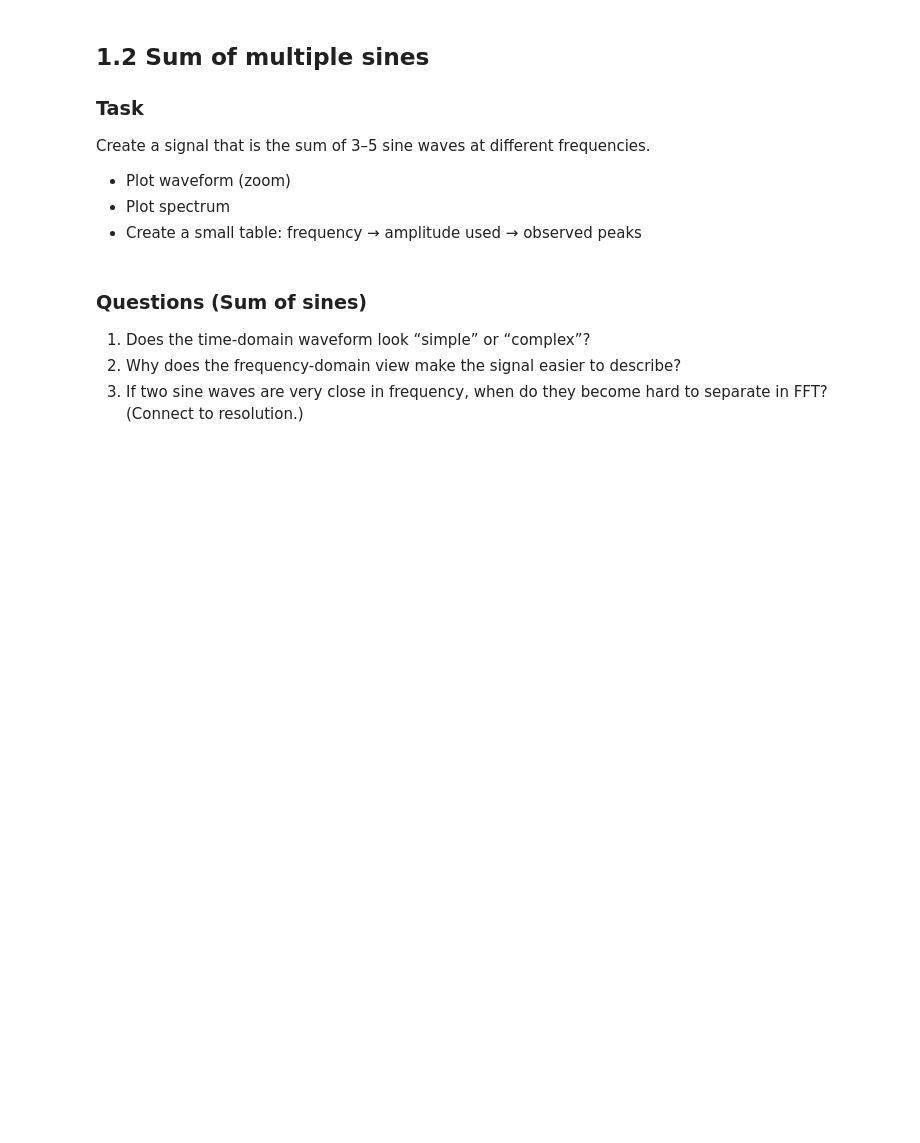
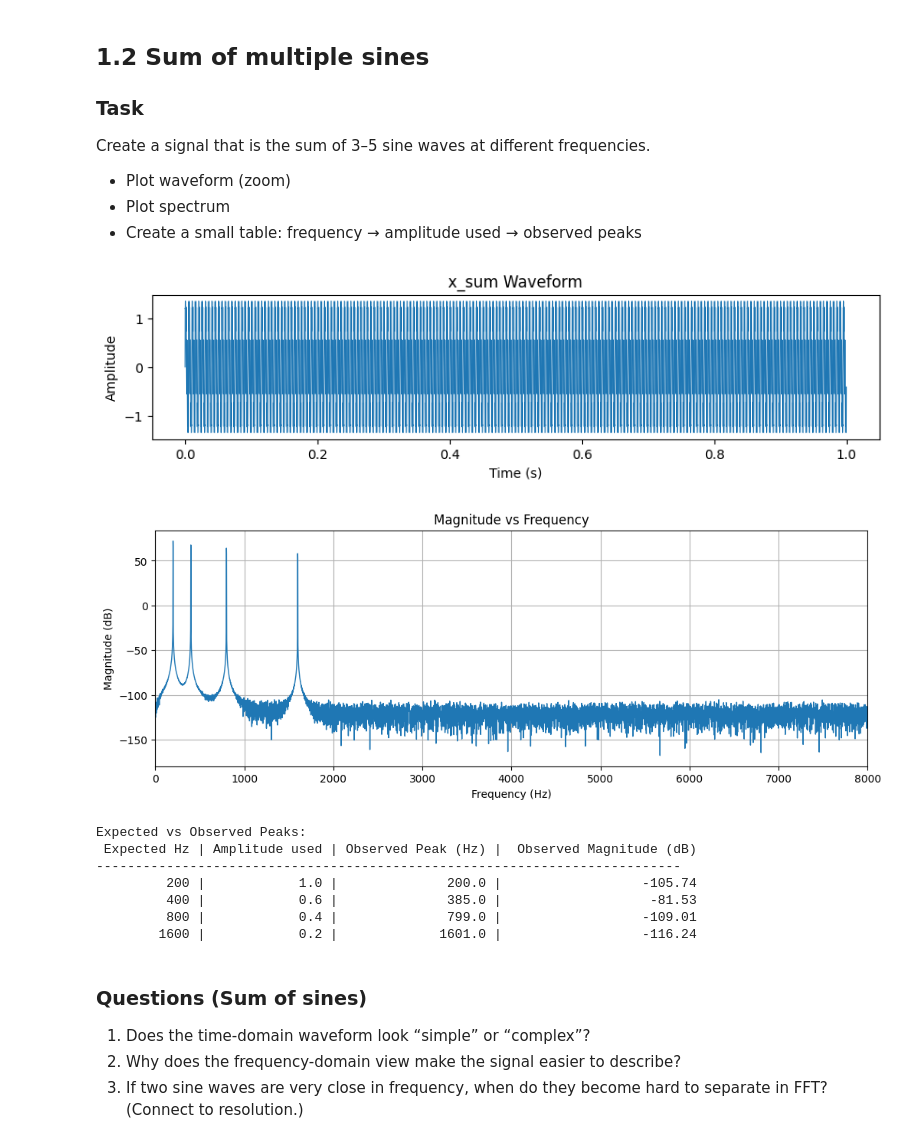
Before and after one commit to kkodachi/ee519-HW1, a Jupyter notebook: HW1_Notebook4_Fourier_DFT_SpeechSpectra.ipynb, the cells around one changed output. Cells and saved outputs as stored; diff of their text form; code cells hidden in the pictures; blank space fills up the shorter version.

```diff
--- a/HW1_Notebook4_Fourier_DFT_SpeechSpectra.ipynb
+++ b/HW1_Notebook4_Fourier_DFT_SpeechSpectra.ipynb
@@ -134,13 +205,39 @@ Create a signal that is the sum of 3–5 sine waves at different frequencies.
 - Create a small table: frequency → amplitude used → observed peaks
 # %%
 # TODO: Sum of sines
-# freqs = [200, 400, 800, 1600]  # example
-# amps  = [1.0, 0.6, 0.4, 0.2]   # example
-# x_sum = np.zeros_like(t)
-# for f0, a in zip(freqs, amps):
-#     x_sum += a*np.sin(2*np.pi*f0*t)
+freqs = [200, 400, 800, 1600]  # example
+amps  = [1.0, 0.6, 0.4, 0.2]   # example
+x_sum = np.zeros_like(t)
+for f0, a in zip(freqs, amps):
+    x_sum += a*np.sin(2*np.pi*f0*t)
 # %%
 # TODO: Plot waveform and spectrum; create your small summary table in markdown
+plot_waveform(x_sum,fs,"x_sum Waveform")
+f, m = magnitude_spectrum(x_sum,fs,"hann")
+plot_spectrum(f,m)
+from scipy.signal import find_peaks
+
+peaks, _ = find_peaks(mag)
+observed_freqs = f[peaks]
+observed_mags = mag[peaks]
+
+print("Expected vs Observed Peaks:")
+print(f"{'Expected Hz':>12} | {'Amplitude used':>14} | {'Observed Peak (Hz)':>18} | {'Observed Magnitude (dB)':>24}")
+print("-"*75)
+for f_exp, a in zip(freqs, amps):
+    # find closest observed peak
+    idx = np.argmin(np.abs(observed_freqs - f_exp))
+    print(f"{f_exp:12} | {a:14} | {observed_freqs[idx]:18.1f} | {observed_mags[idx]:24.2f}")
+# %% [output]
+[figure, added]
+[figure, added]
+Expected vs Observed Peaks:
+ Expected Hz | Amplitude used | Observed Peak (Hz) |  Observed Magnitude (dB)
+---------------------------------------------------------------------------
+         200 |            1.0 |              200.0 |                  -105.74
+         400 |            0.6 |              385.0 |                   -81.53
+         800 |            0.4 |              799.0 |                  -109.01
+        1600 |            0.2 |             1601.0 |                  -116.24
 # %% [markdown]
 ### Questions (Sum of sines)
 
```
Also changed, not shown: parts of 21 cells of this notebook, 11 other files.
